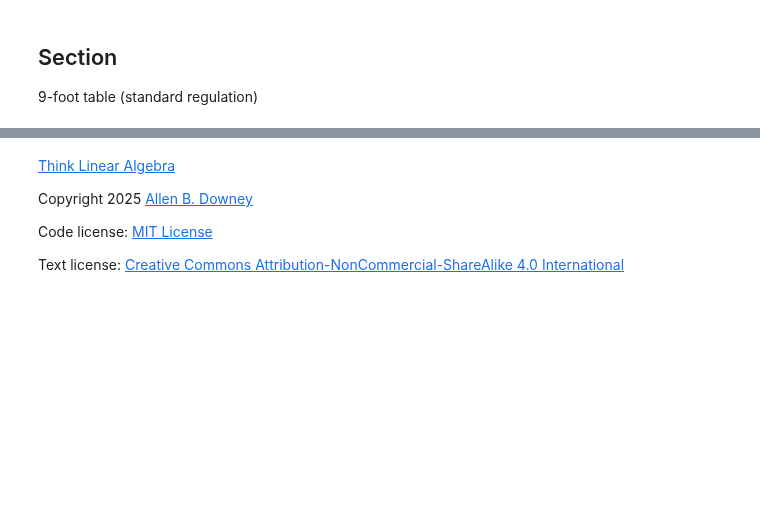
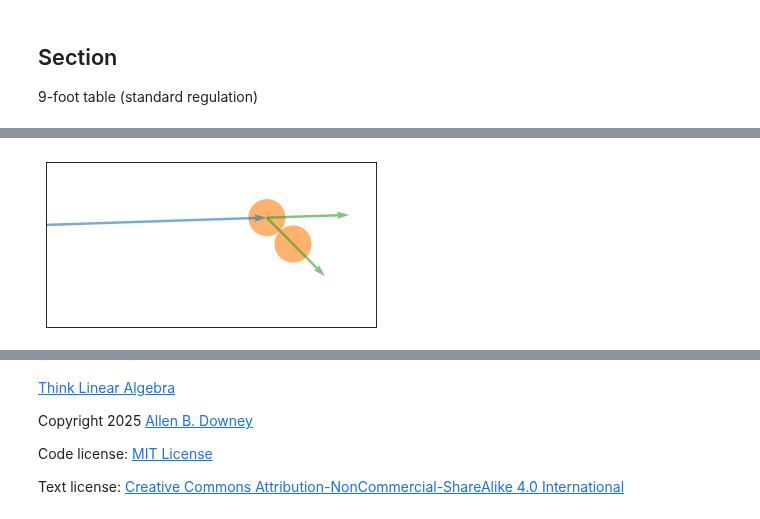
Before and after one commit to AllenDowney/ThinkLinearAlgebra, a Jupyter notebook: soln/dot.ipynb, the cells around one changed output, grey strips where cells are left out. Drawn from its saved outputs; the diff is of its cells as text; code cells hidden in the pictures; blank space fills up the shorter version.

```diff
--- a/soln/dot.ipynb
+++ b/soln/dot.ipynb
@@ -211,6 +212,7 @@ magnitude
 # %%
 v_soln = magnitude * direction
 pos1 = cue + v_soln
+pos2 = target
 # %% [output]
 [interactive output not drawn]
 # %%
@@ -225 +227,4 @@ decorate(xlim=[60, 80], ylim=[20, 30])
 [interactive output not drawn]
+# %%
+def normalize(v):
+    return v / norm(v)
@@ -225,0 +233,4 @@ decorate(xlim=[60, 80], ylim=[20, 30])
+# %%
+v1 = v / norm(v)
+v2 = np.array([0, 0])
+n = normalize(pos2 - pos1)
@@ -225,0 +239,8 @@ decorate(xlim=[60, 80], ylim=[20, 30])
+# %%
+draw_table()
+draw_circles([pos1, target])
+quiver([v_soln], [cue])
+quiver([v1, n], [pos1, pos1], scale=5, color="C2")
+decorate(xlim=[60, 80], ylim=[20, 30])
+# %% [output]
+[figure, added]
```
Also changed, not shown: parts of 31 cells of this notebook.
